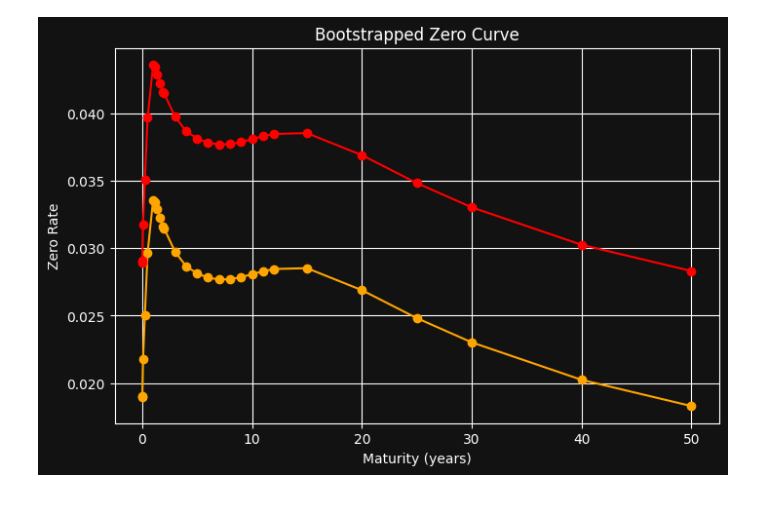
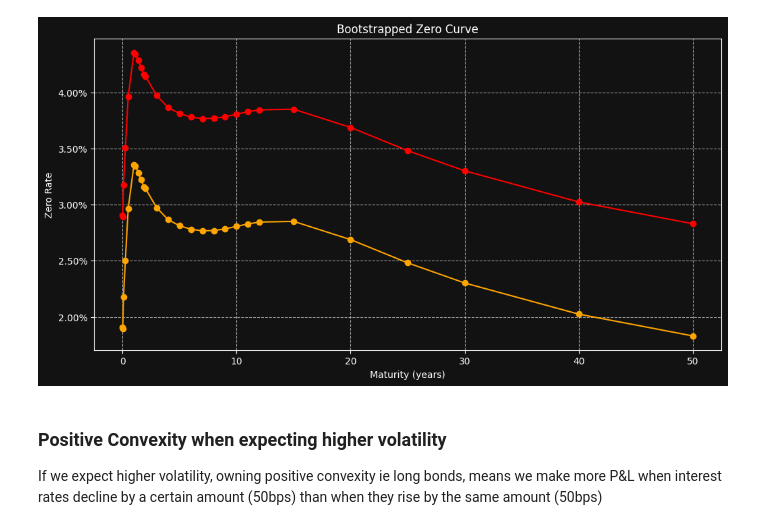
Before and after one commit to Smael-olk/Fixed_Income, a Jupyter notebook: main.ipynb, the cells around one changed output. Saved outputs shown, nothing was run; the diff lists cells and outputs as text; code cells hidden in the pictures; blank space fills up the shorter version.

Commit message:
Positive Convexity Scenario Analysis

```diff
--- a/main.ipynb
+++ b/main.ipynb
@@ -171,11 +178,16 @@ PL =  €-7902771.33
 # %%
-plt.figure(figsize=(8,5))
+plt.figure(figsize=(12,6))
 plt.plot(times, zero_rates, marker="o", color="orange")
 plt.plot(times, Shocked_zrates, marker="o", color="red")
 plt.title("Bootstrapped Zero Curve")
 plt.xlabel("Maturity (years)")
 plt.ylabel("Zero Rate")
-plt.grid()
+plt.gca().yaxis.set_major_formatter(ticker.PercentFormatter(xmax=1.0, decimals=2))
+plt.grid(True, linestyle="--", alpha=0.6)
 plt.show()
 # %% [output]
-[figure, old version]
+[figure, new version]
+# %% [markdown]
+### Positive Convexity when expecting higher volatility
+
+If we expect higher volatility, owning positive convexity ie long bonds, means we make more P&L when interest rates decline by a certain amount (50bps) than when they rise by the same amount (50bps)
```
Also changed, not shown: parts of 4 cells of this notebook.
